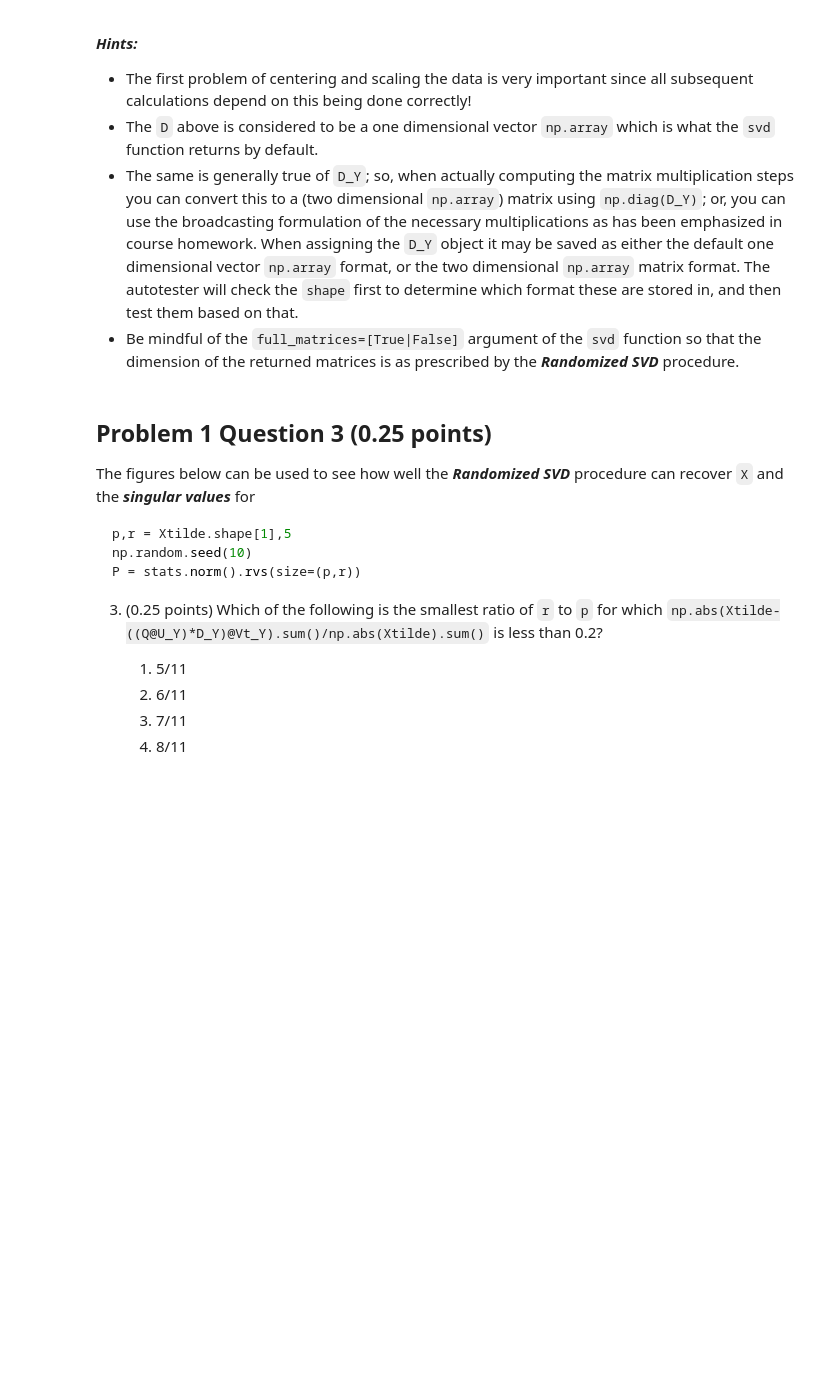
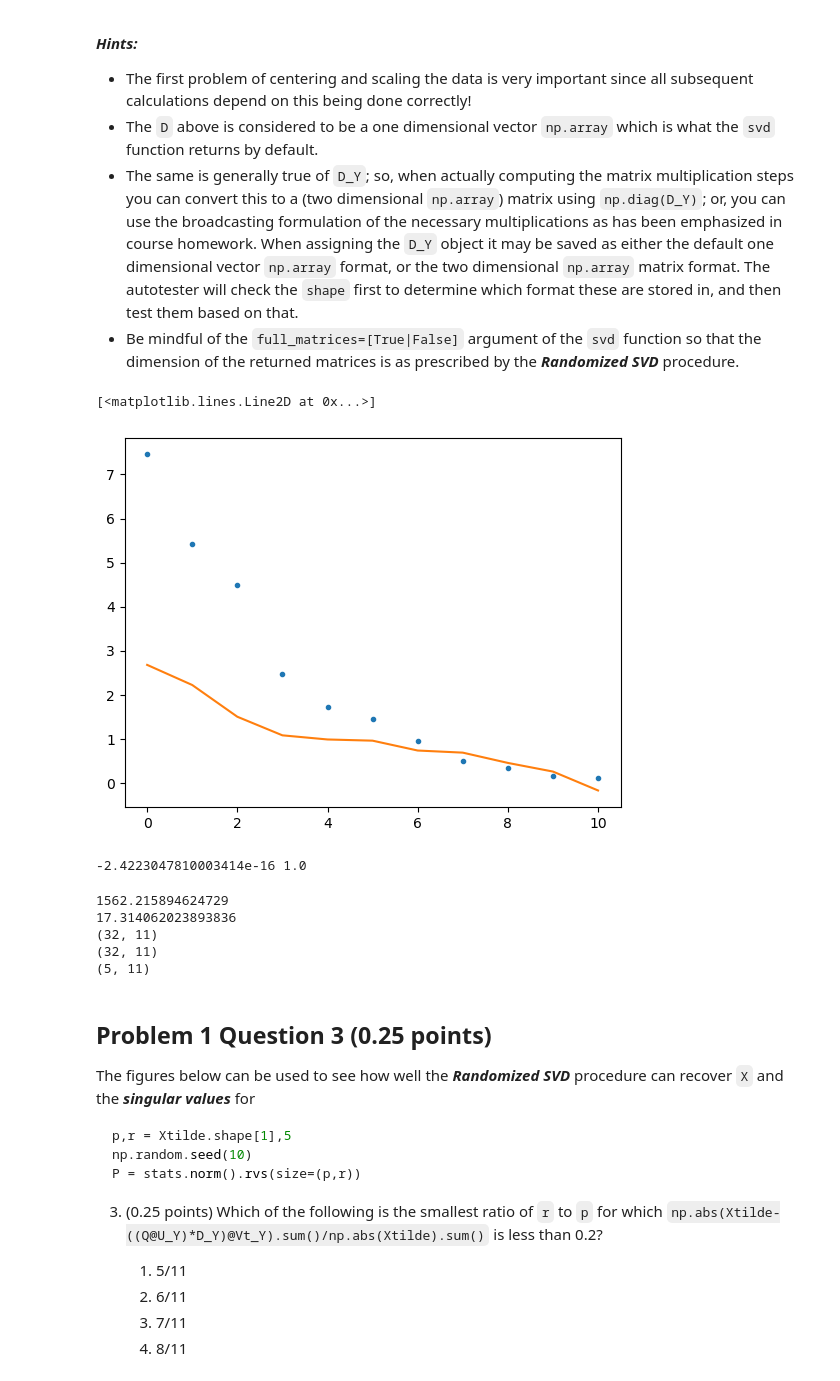
Before and after one commit to pointOfive/STA410_W24_StatisticalComputation, a Jupyter notebook: Week5/STA410_W24_Week5_Homework_RandomizedLinearAlgebra.ipynb, the cells around one changed output. Cells and saved outputs as stored; diff of their text form; code cells hidden in the pictures; blank space fills up the shorter version.

```diff
--- a/Week5/STA410_W24_Week5_Homework_RandomizedLinearAlgebra.ipynb
+++ b/Week5/STA410_W24_Week5_Homework_RandomizedLinearAlgebra.ipynb
@@ -162,23 +162,26 @@ P = stats.norm().rvs(size=(p,r))
 - Be mindful of the `full_matrices=[True|False]` argument of the `svd` function so that the dimension of the returned matrices is as prescribed by the ***Randomized SVD*** procedure.
 # %%
 X = sm.datasets.get_rdataset("mtcars").data.values # Assign X as specified above
-U,D,V = None,None,None # Assign these using the imported `svd` function
+U,D,V = svd(X) # Assign these using the imported `svd` function
 
 # 0.25 points [format: same shape as `X` but with mean 0 and standard deviation 1 columns]
-Xtilde = None # Standardized X
-
-U_Xtilde,D_Xtilde,V_Xtilde = None,None,None# Assign these using the imported `svd` function
+Xtilde = (X - np.mean(X, axis=0)) / np.std(X, axis=0) # Standardized X
+# axis = 0 means column-wise, axis = 1 means row-wise, and axis = None means the entire array(matrix)
+U_Xtilde,D_Xtilde,V_Xtilde = svd(Xtilde)# Assign these using the imported `svd` function
 # etc.
 
 # 0.5 points [format: `str` either "A" or "B" or "C" or "D" based on the choices above]
-p1q1 = None #<"A"|"B"|"C"|"D">
+p1q1 = "C" #<"A"|"B"|"C"|"D">
 # Uncomment the above and keep each only either "A" or "B" or "C" or "D"
 
 # This cell will produce a runtime error until all variables are assigned values!
 # %%
-plt.plot(D,'.')
-
+plt.plot(np.log(D),'.')
+plt.plot(np.log(D_Xtilde),'-')
 # Any used `D` variable must have been assigned a value to avoid a run time error!
+# %% [output]
+[<matplotlib.lines.Line2D at 0x...>]
+[figure, added]
 # %%
 # Cell for scratch work
 
@@ -193,5 +196,8 @@ plt.plot(D,'.')
 # (as UofT JupyterHub, UofT JupyterLab, an Google Colab will).
 # %%
 # Cell for scratch work
+print(np.mean(Xtilde), np.std(Xtilde))
+# %% [output]
+-2.4223047810003414e-16 1.0
 # %%
 # 0.25 points each [format: matrix operations or results form appropriate function calls]
@@ -203,16 +212,25 @@ U_Y, D_Y, Vt_Y = None,None,None # Assign these using the imported `svd` function
 # All variables must be assigned values to avoid run time errors!
 # %%
 # Cell for scratch work
-
+print(np.linalg.cond(X))
+print(np.linalg.cond(Xtilde))
 # You are welcome to add as many new cells into this notebook as you would like.
 # Just do not leave in a state that will produce a runtime errors when notebook cells are run sequentially.
-
+print(np.shape(X))
+print(np.shape(Xtilde))
+print(np.shape(Y))
 # Any cells included for scratch work that are no longer needed may be deleted so long as
 # - all the required functions are still defined and available when called
 # - no cells requiring variable assignments are deleted.
 
 # None of this will not cause problems with `cell ids` assuming your versioning supports `cell ids`
 # (as UofT JupyterHub, UofT JupyterLab, an Google Colab will).
+# %% [output]
+1562.215894624729
+17.314062023893836
+(32, 11)
+(32, 11)
+(5, 11)
 # %%
 # Cell for scratch work
 # %% [markdown]
```
Also changed, not shown: parts of 10 cells of this notebook, 1 other file.
